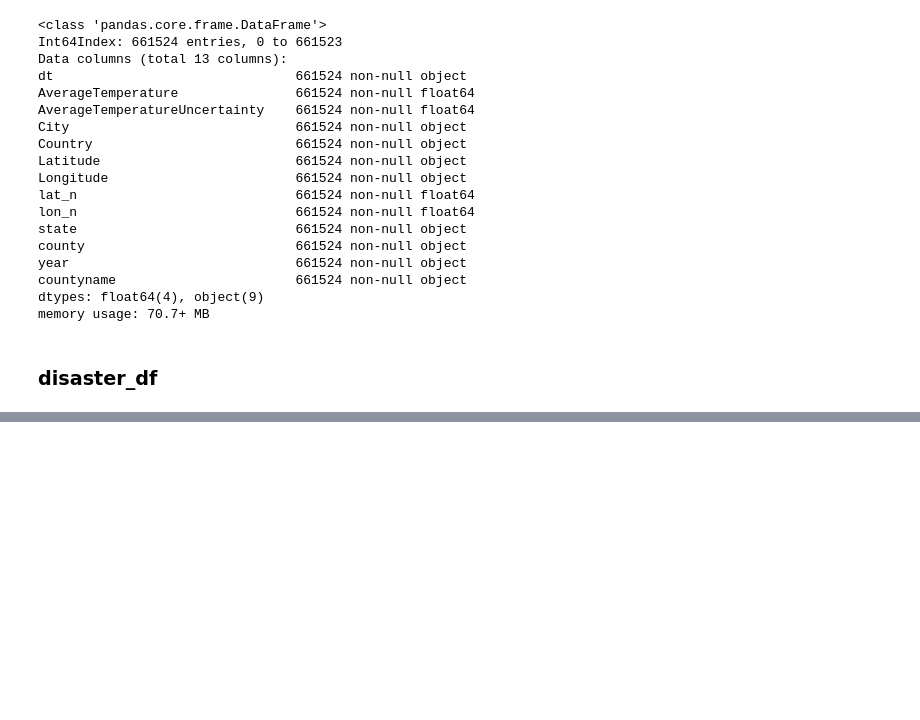
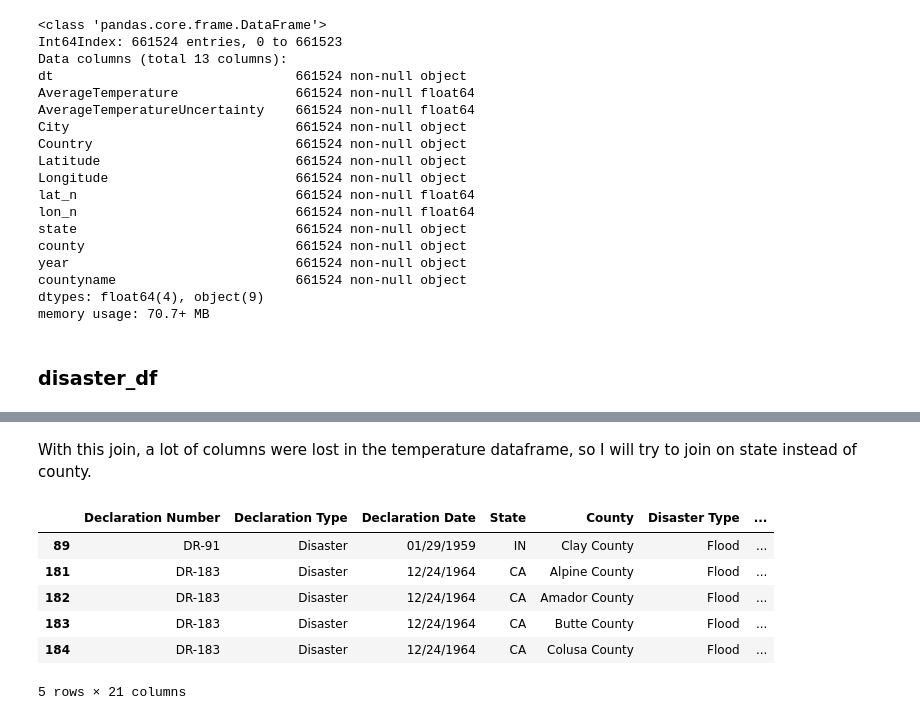
Before and after one commit to karahahn/Springboard_Capstone1, a Jupyter notebook: Data Wrangling.ipynb, the cells around one changed output, grey strips where cells are left out. Drawn from its saved outputs; the diff is of its cells as text; code cells hidden in the pictures; blank space fills up the shorter version.

Commit message:
data cleaning steps

```diff
--- a/Data Wrangling.ipynb
+++ b/Data Wrangling.ipynb
@@ -505,0 +190,24 @@ memory usage: 933.3+ KB
+# %% [markdown]
+With this join, a lot of columns were lost in the temperature dataframe, so I will try to join on state instead of county.
+# %%
+# temperature data grouped by state and year
+dftemp1 = temp_county.copy()
+dftemp2 = dftemp1.groupby(['state','year'], as_index=False).mean()
+# %%
+# disaster data, creating a new column with just the year, taken from the declaration date
+dfdisaster1 = disaster_df.copy()
+dfdisaster1['Year'] = [date[-4:]
+ for date in dfdisaster1.loc[:,'Declaration Date']]
+# %%
+# left join on the disaster data, joined on state and year
+join_state = pd.merge(dfdisaster1, dftemp2, how='left', left_on=['State','Year'], right_on=['state','year'])
+join_state_1 = join_state[['Declaration Number','Declaration Date','State','state','Year','year','AverageTemperature']]
+join_state.dropna().head()
+# %% [output]
+|  | Declaration Number | Declaration Type | Declaration Date | State | County | Disaster Type | ... |
+| 89 | DR-91 | Disaster | 01/29/1959 | IN | Clay County | Flood | ... |
+| 181 | DR-183 | Disaster | 12/24/1964 | CA | Alpine County | Flood | ... |
+| 182 | DR-183 | Disaster | 12/24/1964 | CA | Amador County | Flood | ... |
+| 183 | DR-183 | Disaster | 12/24/1964 | CA | Butte County | Flood | ... |
+| 184 | DR-183 | Disaster | 12/24/1964 | CA | Colusa County | Flood | ... |
+5 rows × 21 columns
```
Also changed, not shown: parts of 62 cells of this notebook.
